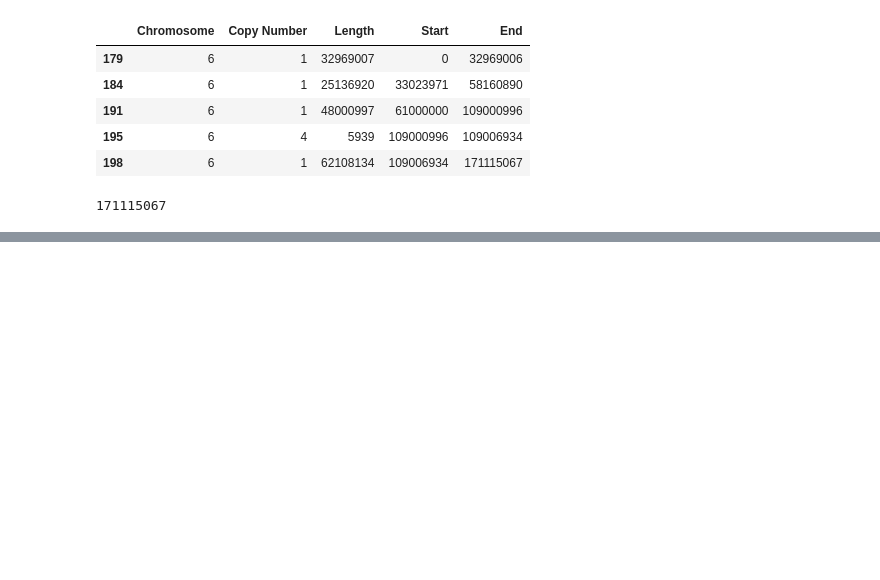
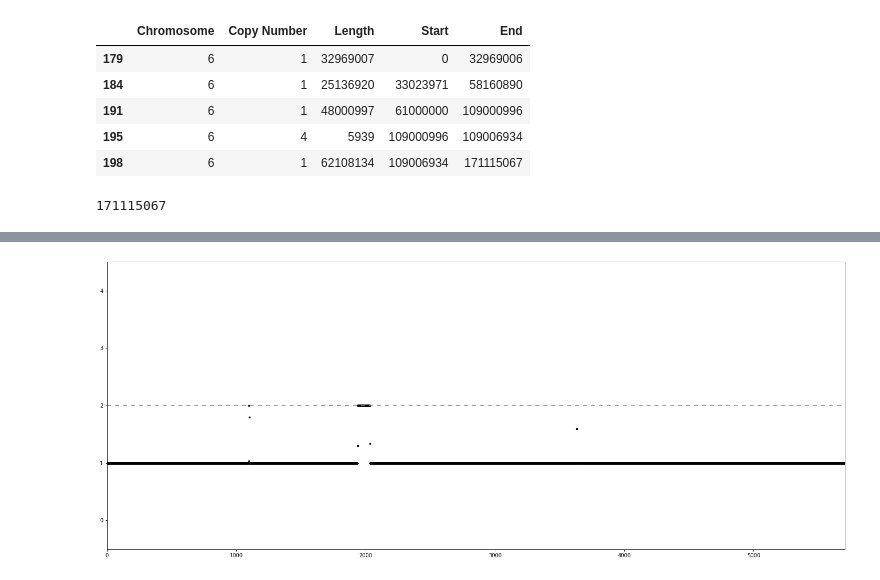
Before and after one commit to martinbudinsky3/BP-tumor-classifier, a Jupyter notebook: main.ipynb, the cells around one changed output, grey strips where cells are left out. Drawn from its saved outputs; the diff is of its cells as text; code cells hidden in the pictures; blank space fills up the shorter version.

```diff
--- a/main.ipynb
+++ b/main.ipynb
@@ -133,0 +134,13 @@ plot_bins(bins)
+# %%
+def scatter_bins(bins):
+    fig, ax = plt.subplots(figsize=(25,10))
+    ax.scatter(range(len(bins)), bins, c='k', s=8)
+
+    ax.set_ylim([-0.5, 4.5])
+    ax.set_xlim([0, len(bins)])
+
+    ax.axhline(y=2, color='gray', dashes=(5, 5))
+# %%
+scatter_bins(bins)
+# %% [output]
+[figure, added]
```
Also changed, not shown: parts of 8 cells of this notebook.
